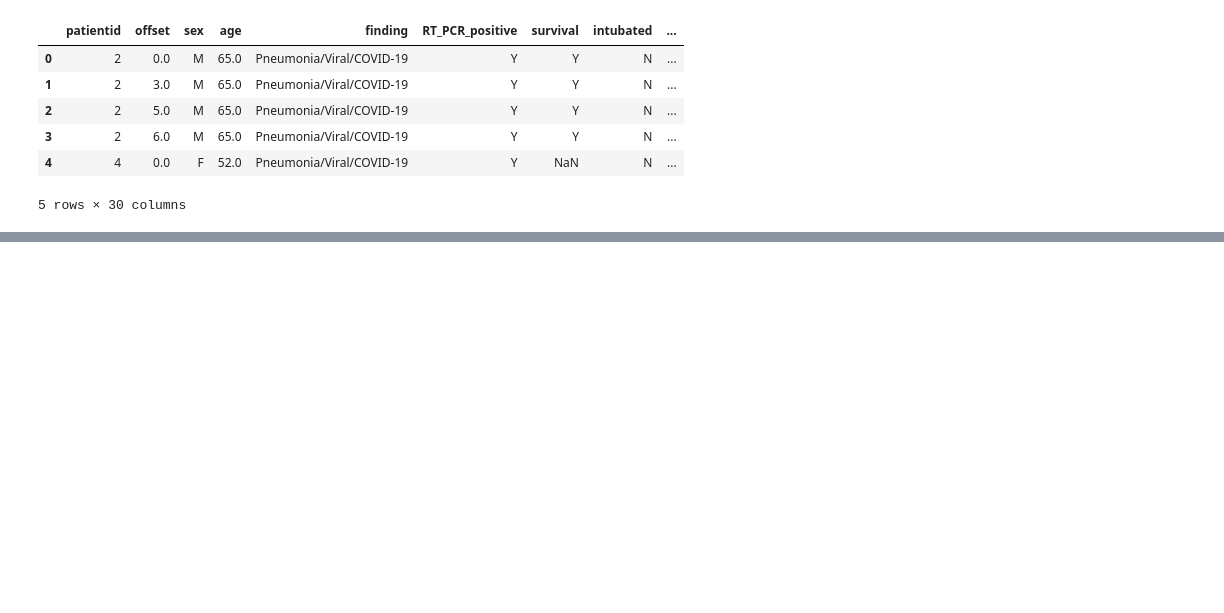
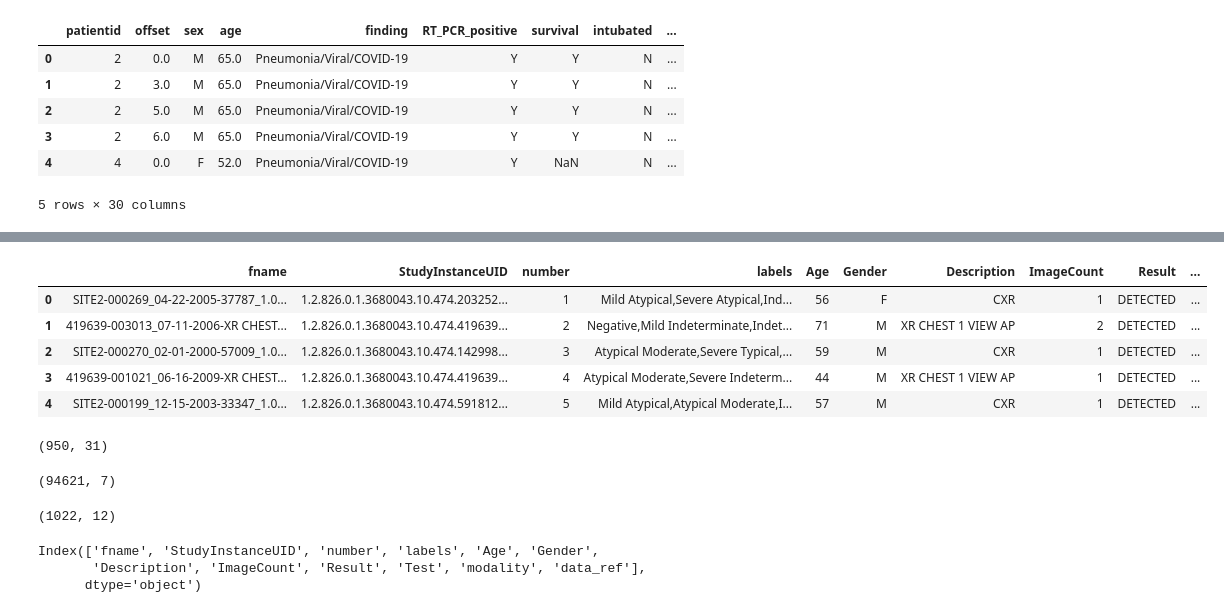
Before and after one commit to RashmiAPatel19/SMU-MSDS-CapstoneA, a Jupyter notebook: Code/RP_LA_Capstone_COVID.ipynb, the cells around one changed output, grey strips where cells are left out. Cells and saved outputs as stored; diff of their text form; code cells hidden in the pictures; blank space fills up the shorter version.

```diff
--- a/Code/RP_LA_Capstone_COVID.ipynb
+++ b/Code/RP_LA_Capstone_COVID.ipynb
@@ -21,0 +32,10 @@ data1.head()
+# %%
+data3=pd.read_csv('https://raw.githubusercontent.com/RashmiAPatel19/SMU-MSDS-CapstoneA/main/Data/MIDRC-RICORD-meta.csv')
+data3.head()
+# %% [output]
+|  | fname | StudyInstanceUID | number | labels | Age | Gender | Description | ImageCount | Result | ... |
+| 0 | SITE2-000269_04-22-2005-37787_1.0... | 1.2.826.0.1.3680043.10.474.203252... | 1 | Mild Atypical,Severe Atypical,Ind... | 56 | F | CXR | 1 | DETECTED | ... |
+| 1 | 419639-003013_07-11-2006-XR CHEST... | 1.2.826.0.1.3680043.10.474.419639... | 2 | Negative,Mild Indeterminate,Indet... | 71 | M | XR CHEST 1 VIEW AP | 2 | DETECTED | ... |
+| 2 | SITE2-000270_02-01-2000-57009_1.0... | 1.2.826.0.1.3680043.10.474.142998... | 3 | Atypical Moderate,Severe Typical,... | 59 | M | CXR | 1 | DETECTED | ... |
+| 3 | 419639-001021_06-16-2009-XR CHEST... | 1.2.826.0.1.3680043.10.474.419639... | 4 | Atypical Moderate,Severe Indeterm... | 44 | M | XR CHEST 1 VIEW AP | 1 | DETECTED | ... |
+| 4 | SITE2-000199_12-15-2003-33347_1.0... | 1.2.826.0.1.3680043.10.474.591812... | 5 | Mild Atypical,Atypical Moderate,I... | 57 | M | CXR | 1 | DETECTED | ... |
@@ -21,0 +45,21 @@ data1.head()
+# %%
+data1['data_ref']='IEEE'*data1.shape[0]
+data1.shape
+# %% [output]
+(950, 31)
+# %%
+data2['data_ref']='Kaggle'*data2.shape[0]
+data2.shape
+# %% [output]
+(94621, 7)
+# %%
+data3['data_ref']='Kaggle_Ricord'*data3.shape[0]
+data3.shape
+# %% [output]
+(1022, 12)
+# %%
+data3.columns
+# %% [output]
+Index(['fname', 'StudyInstanceUID', 'number', 'labels', 'Age', 'Gender',
+       'Description', 'ImageCount', 'Result', 'Test', 'modality', 'data_ref'],
+      dtype='object')
```
Also changed, not shown: parts of 22 cells of this notebook.
